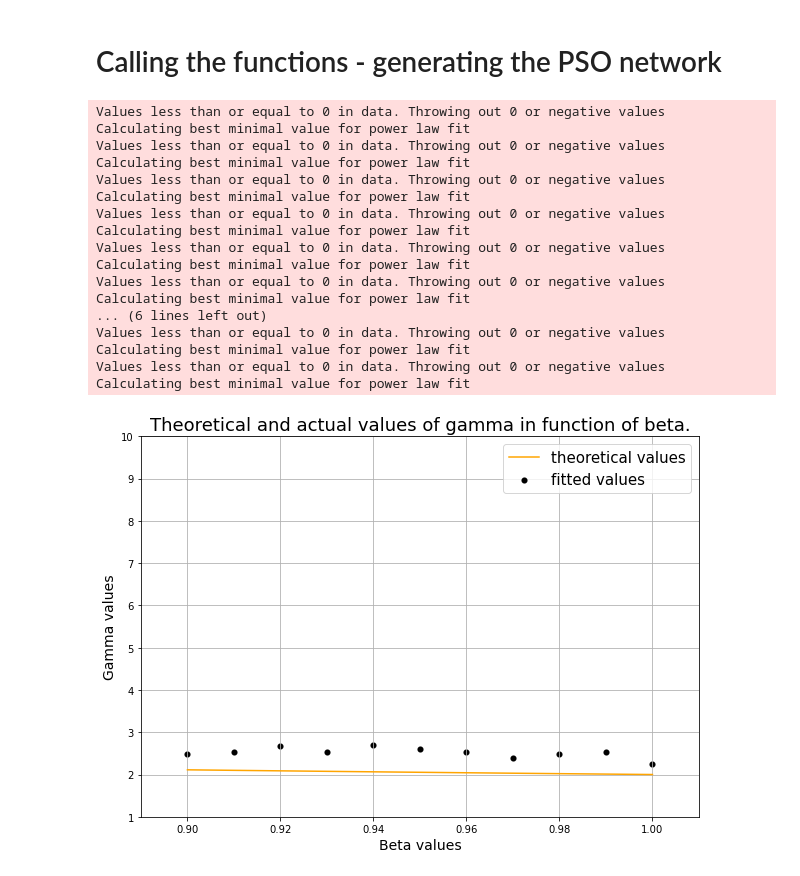
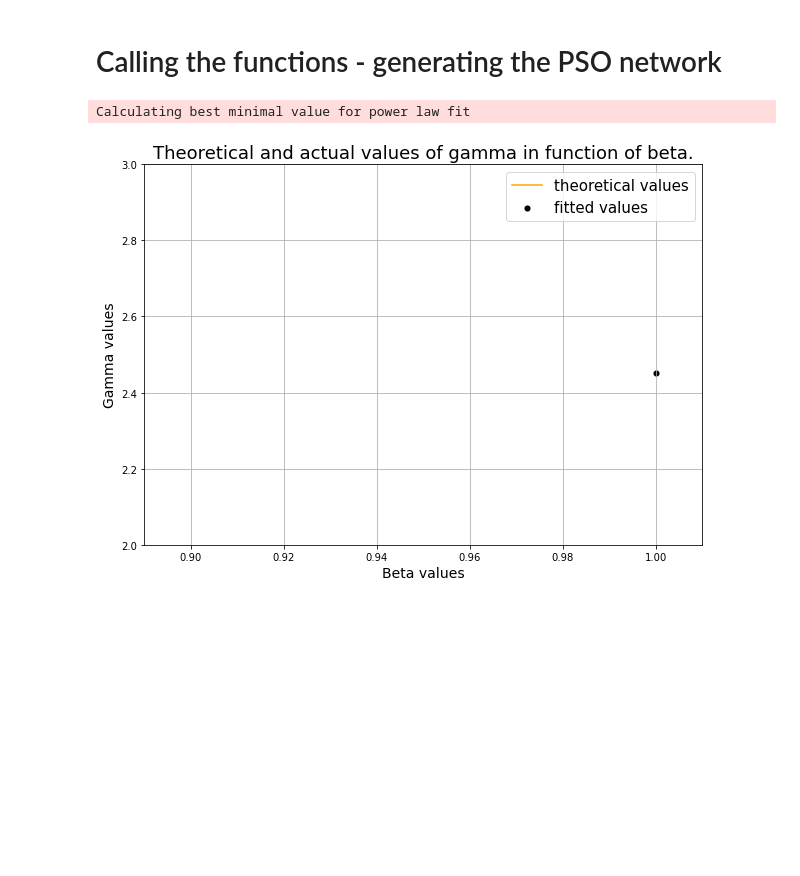
Before and after one commit to domonkoshaffner/network_visualisation, a Jupyter notebook: popularity_vs_similarity_hyperb_extended_beta_T.ipynb, the cells around one changed output. Saved outputs shown, nothing was run; the diff lists cells and outputs as text; code cells hidden in the pictures; blank space fills up the shorter version.

```diff
--- a/popularity_vs_similarity_hyperb_extended_beta_T.ipynb
+++ b/popularity_vs_similarity_hyperb_extended_beta_T.ipynb
@@ -291,6 +298,24 @@ def plot_degree_histogram(g, normalized=False):
             aux_y[i] = aux_y[i]/n_nodes
 
     return aux_x, aux_y
+# %%
+def network_gen2(nodes, edges):
+
+    # Creating the graph
+
+    circle_graph = nx.Graph()
+
+    # Adding the nodes
+
+    for i in range(0,len(nodes)):
+        circle_graph.add_node(nodes[i])
+
+    # Adding the weights
+
+    for i in range(0,len(edges)):
+        circle_graph.add_edge(edges[i][0], edges[i][1])
+
+    return circle_graph
 # %% [markdown]
 # Calling the functions - generating the PSO network
 # %%
@@ -312,13 +337,13 @@ def plot_degree_histogram(g, normalized=False):
 # %%
 # Setting some variables
 
-new_num_nodes_to_generate = 300
+new_num_nodes_to_generate = 1000
 
-m = 50
+m = 2
 T = 0.9
-zeta = 10
-beta_values = np.array(range(90,101))/100
-#beta_values = [1]
+zeta = 1
+#beta_values = np.array(range(90,101))/100
+beta_values = [1]
 
 # Creating list to store gamma values
 
@@ -328,51 +353,36 @@ for betas in beta_values:
 
     # Calling the coordinates function
 
     coordinates_temp = generating_circle(new_num_nodes_to_generate, T, betas, m, zeta)
 
     # Extracting the values
 
     generated_coordinates = coordinates_temp[0]
-    edges = np.array(list(np.array(generated_coordinates).T[1])).T
+    #edges = np.array(list(np.array(generated_coordinates).T[1])).T
+    edges = np.array(generated_coordinates).T[1]
     #r_values = coordinates_temp[1][0]
     #theta_values = coordinates_temp[1][1]
     nodes = coordinates_temp[1][2]
 
     # Generating the actual network
-    circle_network = network_gen(nodes, edges)
+    circle_network = network_gen2(nodes, edges)
 
     # Calculating the power law value
     fit = powerlaw.Fit(np.array(nx.degree(circle_network)).T[1])
     gamma_values.append(fit.power_law.alpha)
 
 
 # Plotting the gamma-beta distribution
 
-y_lower = 1
-y_upper = 10
+y_lower = 2
+y_upper = 3
 
 x_lower = 0.89
 x_upper = 1.01
 
 save_img = False
 
 gamma_beta_print(gamma_values, beta_values, y_lower, y_upper, x_lower, x_upper, save_img)
 # %% [output]
-Values less than or equal to 0 in data. Throwing out 0 or negative values
 Calculating best minimal value for power law fit
-Values less than or equal to 0 in data. Throwing out 0 or negative values
-Calculating best minimal value for power law fit
-Values less than or equal to 0 in data. Throwing out 0 or negative values
-Calculating best minimal value for power law fit
-Values less than or equal to 0 in data. Throwing out 0 or negative values
-Calculating best minimal value for power law fit
-Values less than or equal to 0 in data. Throwing out 0 or negative values
-Calculating best minimal value for power law fit
-Values less than or equal to 0 in data. Throwing out 0 or negative values
-Calculating best minimal value for power law fit
-... (6 lines left out)
-Values less than or equal to 0 in data. Throwing out 0 or negative values
-Calculating best minimal value for power law fit
-Values less than or equal to 0 in data. Throwing out 0 or negative values
-Calculating best minimal value for power law fit
-[figure, old version]
+[figure, new version]
```
Also changed, not shown: parts of 3 cells of this notebook.
